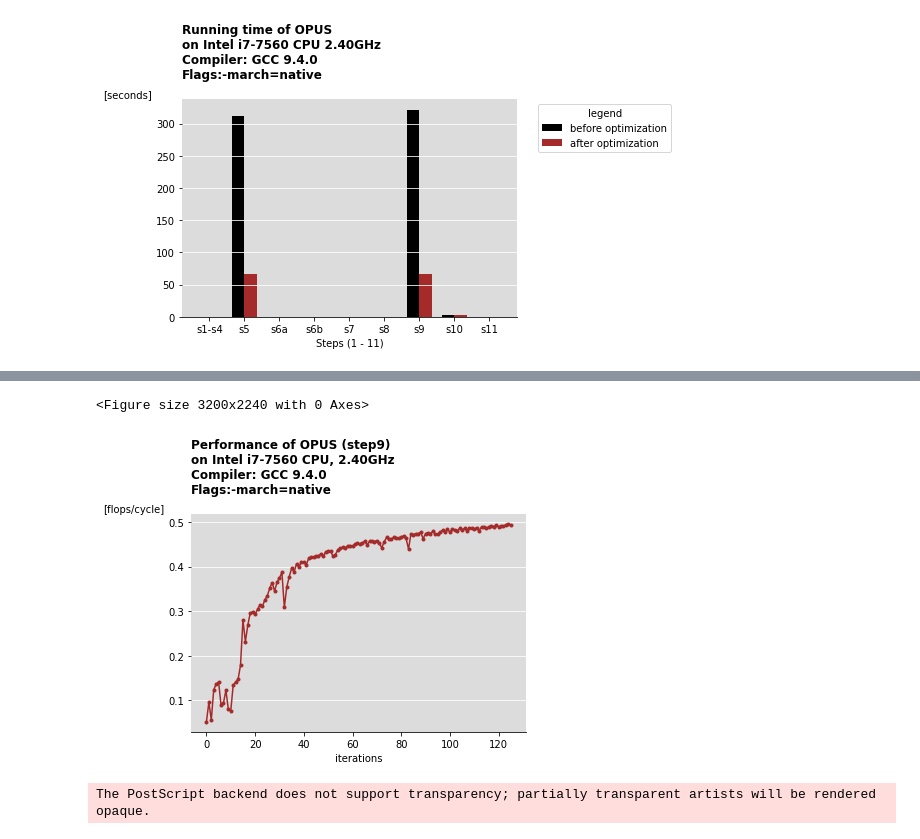
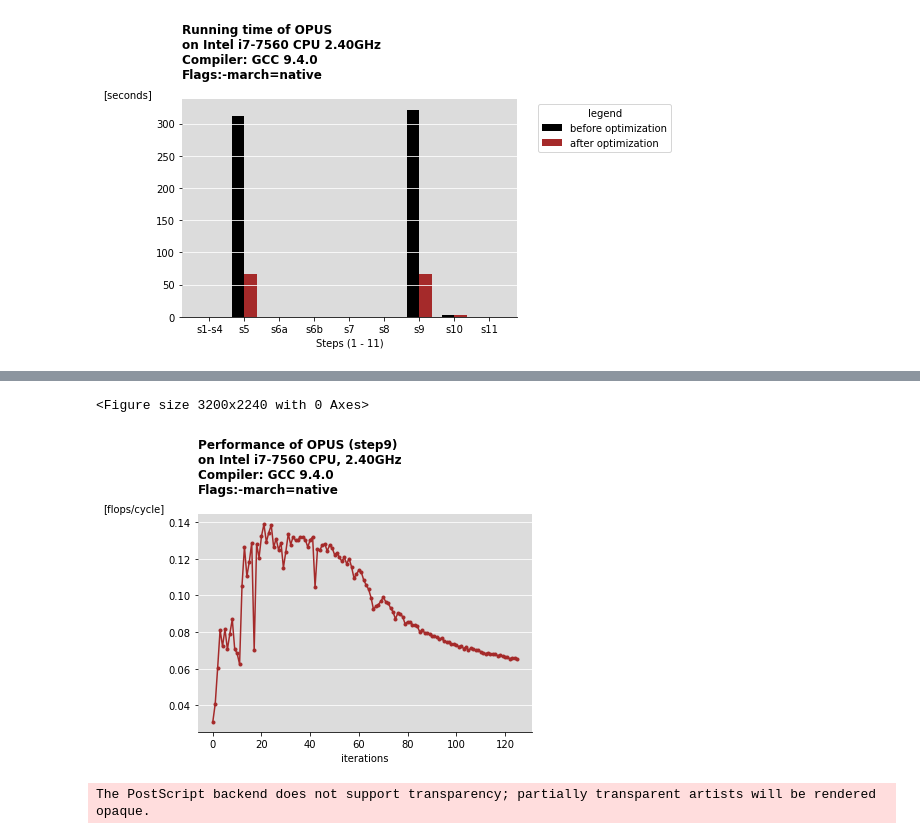
Before and after one commit to zhangganlin/OPUS-via-Bunch-Kaufman-pivoting-and-standard-optimization, a Jupyter notebook: script/plot.ipynb, the cells around one changed output, grey strips where cells are left out. Cells and saved outputs as stored; diff of their text form; code cells hidden in the pictures.

```diff
--- a/script/plot.ipynb
+++ b/script/plot.ipynb
@@ -26,8 +26,8 @@ plot_step_performance('../output/block_opt_eval_opt_d4.txt', '6b',save=True, sav
 # %%
-plot_step_performance('../output/block_opt_eval_opt_d4.txt', '9',save=True, save_dir = './output_block_opt_eval_opt_d4_9.eps')
+plot_step_performance('../output/baseline_solver_d4.txt', '9',save=True, save_dir = './output_baseline_step9.eps')
 # %% [output]
 <Figure size 3200x2240 with 0 Axes>
-[figure, old version]
+[figure, new version]
 # %%
 plot_two_step_performance('../output/baseline_solver_d4.txt', '../output/block_opt_eval_opt_d4.txt', '5', save=True, save_dir = './output_5.eps')
 # %% [output]
```
Also changed, not shown: parts of 14 cells of this notebook, 1 other file.
